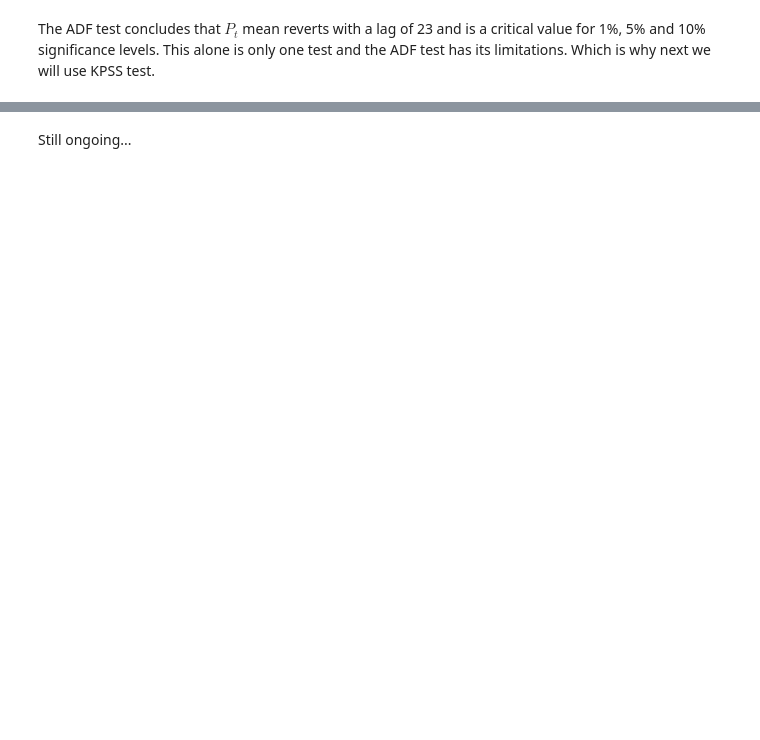
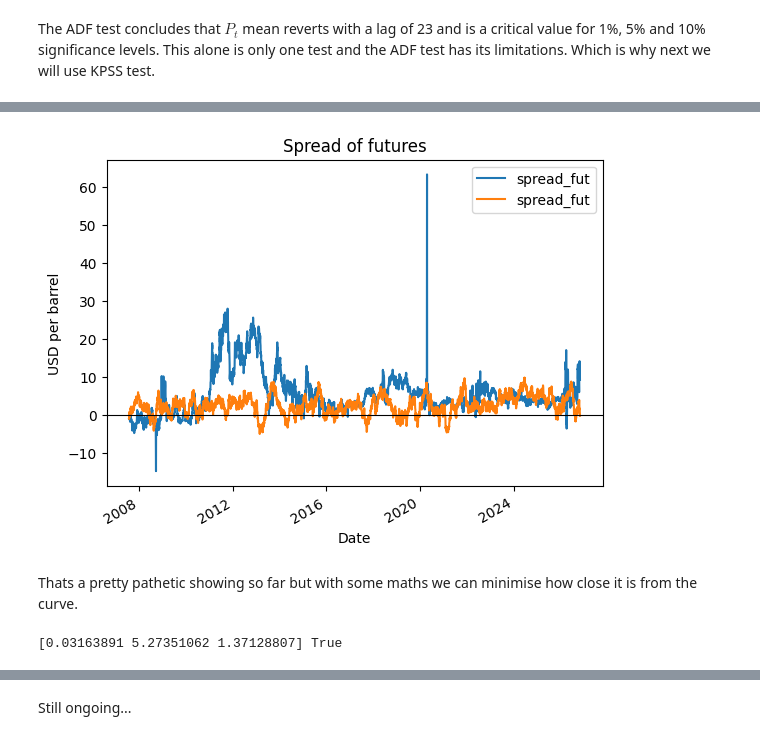
Before and after one commit to Seamuscs/Brent-and-WTI-spread-analysis, a Jupyter notebook: Part_II_Statistical_Analysis.ipynb, the cells around one changed output, grey strips where cells are left out. Saved outputs shown, nothing was run; the diff lists cells and outputs as text; code cells hidden in the pictures; blank space fills up the shorter version.

```diff
--- a/Part_II_Statistical_Analysis.ipynb
+++ b/Part_II_Statistical_Analysis.ipynb
@@ -126,0 +190,43 @@ kpss(futures["spread_fut"])
+# %%
+def simulate_OU(x0, n, theta, mu, sigma, rng=None):
+    rng = np.random.default_rng() if rng is None else rng
+    A = [x0]
+    for t in range(1, n):
+        A.append((1 - theta) * A[-1] + theta * mu + sigma * rng.standard_normal())
+    return np.array(A)
+
+x0 = futures["spread_fut"].iloc[0]
+path = simulate_OU(x0, len(futures), theta=0.02, mu=2, sigma=0.5)
+
+path_df = pd.DataFrame(path, columns=["spread_fut"], index=futures.index)
+OU_model = pd.concat([futures["spread_fut"] , path_df], axis =1)
+plot_2 = OU_model.plot()
+plot_2.set_title("Spread of futures")
+plot_2.set_ylabel("USD per barrel")
+plot_2.axhline(0, color="black", linewidth=0.8)
+plt.show()
+# %% [output]
+[figure, added]
+# %% [markdown]
+Thats a pretty pathetic showing so far but with some maths we can minimise how close it is from the curve.
+# %%
+import numpy as np
+from scipy.optimize import minimize
+
+x = futures["spread_fut"].dropna().to_numpy()
+x_now, x_next = x[:-1], x[1:]
+
+def neg_log_lik(params):
+    theta, mu, sigma = params
+    b = np.exp(-theta)
+    v = sigma**2 * (1 - b**2) / (2 * theta)   # variance of the one-step shock
+    resid = x_next - (mu + (x_now - mu) * b)  # real tomorrow minus predicted
+    n = len(resid)
+    return 0.5 * n * np.log(2 * np.pi * v) + np.sum(resid**2) / (2 * v)
+
+res = minimize(neg_log_lik, x0=[0.02, x.mean(), x.std() * 0.2],
+               method="L-BFGS-B",
+               bounds=[(1e-6, None), (None, None), (1e-6, None)])
+print(res.x, res.success)
+# %% [output]
+[0.03163891 5.27351062 1.37128807] True
```
Also changed, not shown: parts of 11 cells of this notebook.
